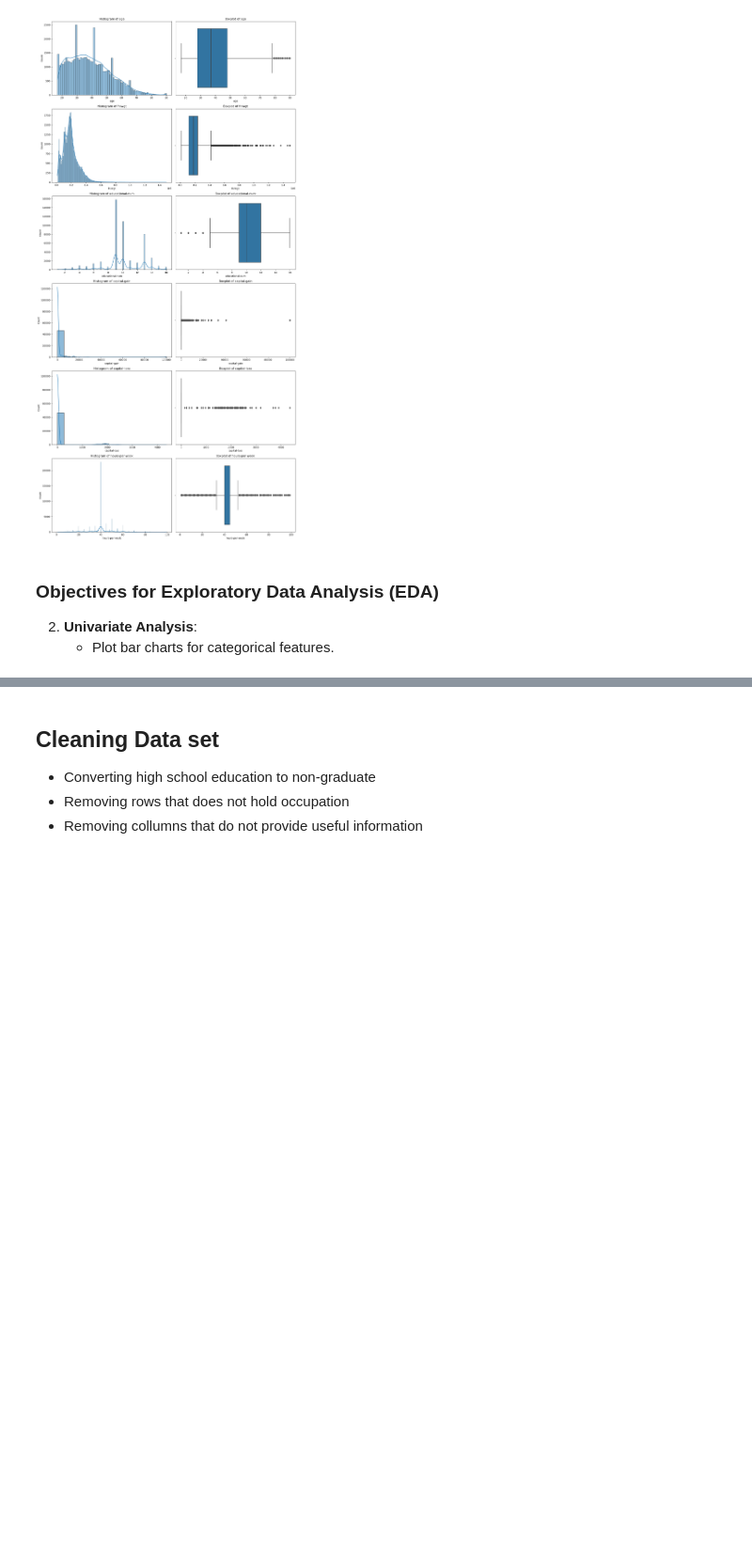
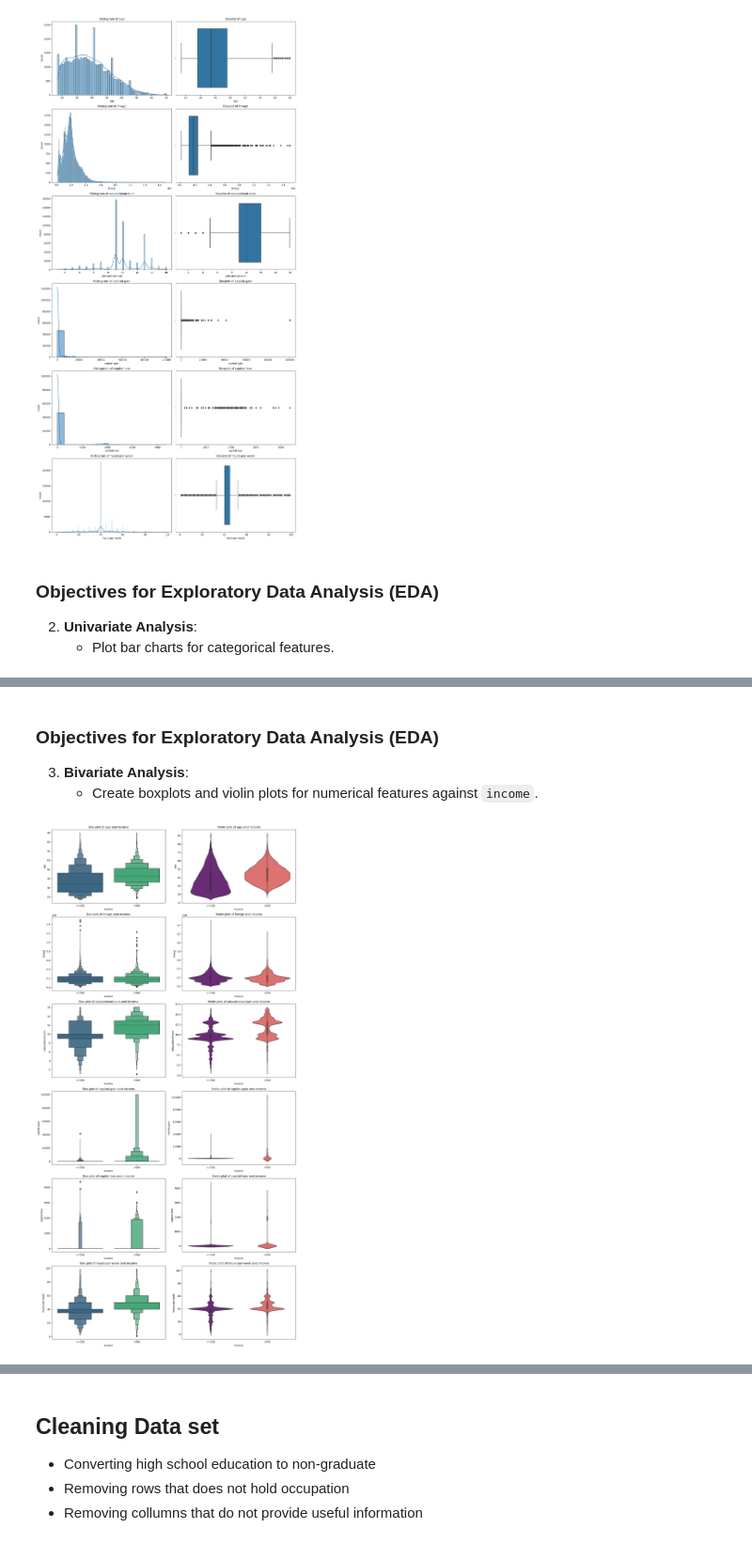
Before and after one commit to sahand-salmani/adult-income-dataset-EDA-classification, a Jupyter notebook: income_prediction.ipynb, the cells around one changed output, grey strips where cells are left out. Shown: that part at 94% size. Drawn from its saved outputs; the diff is of its cells as text; code cells hidden in the pictures; blank space fills up the shorter version.

Commit message:
EDA Bivariate and Multivariate analysis added

```diff
--- a/income_prediction.ipynb
+++ b/income_prediction.ipynb
@@ -283,0 +280,18 @@ plt.show()
+# %% [markdown]
+### Objectives for Exploratory Data Analysis (EDA)
+3. **Bivariate Analysis**:
+    - Create boxplots and violin plots for numerical features against `income`.
+# %%
+fig, axes = plt.subplots(nrows = numerical_num_features, ncols=2, figsize=(15, 5 * numerical_num_features))
+
+for i, col_name in enumerate(numerical_features):
+    sns.boxenplot(data=df, y=col_name, x='income', ax=axes[i, 0], palette='viridis')
+    axes[i, 0].set_title(f'Box plot of {col_name} and income')
+    sns.violinplot(data=df, y=col_name, x='income', ax=axes[i, 1], palette='magma')  # Use violinplot here
+    axes[i, 1].set_title(f'Violin plot of {col_name} and income')
+
+
+plt.tight_layout()
+plt.show()
+# %% [output]
+[figure, added]
```
Also changed, not shown: parts of 17 cells of this notebook.
